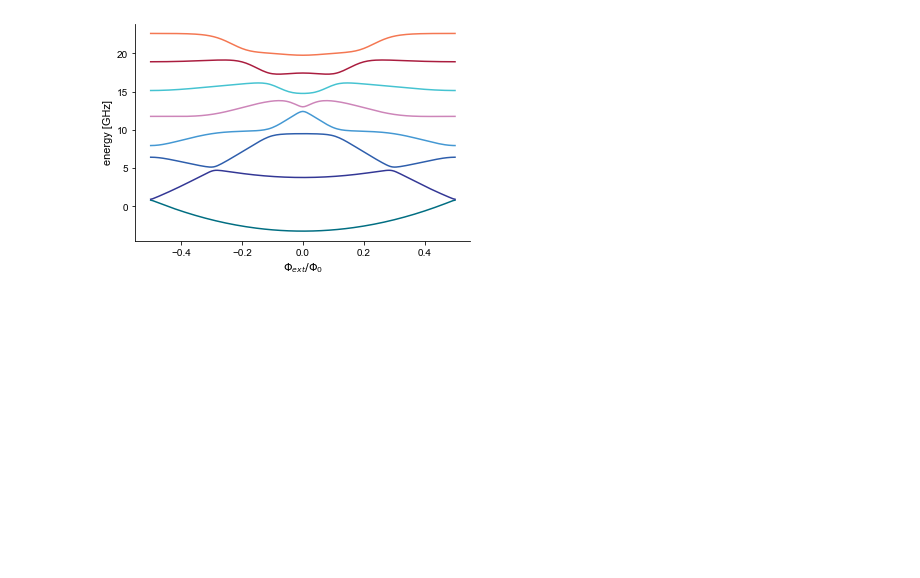
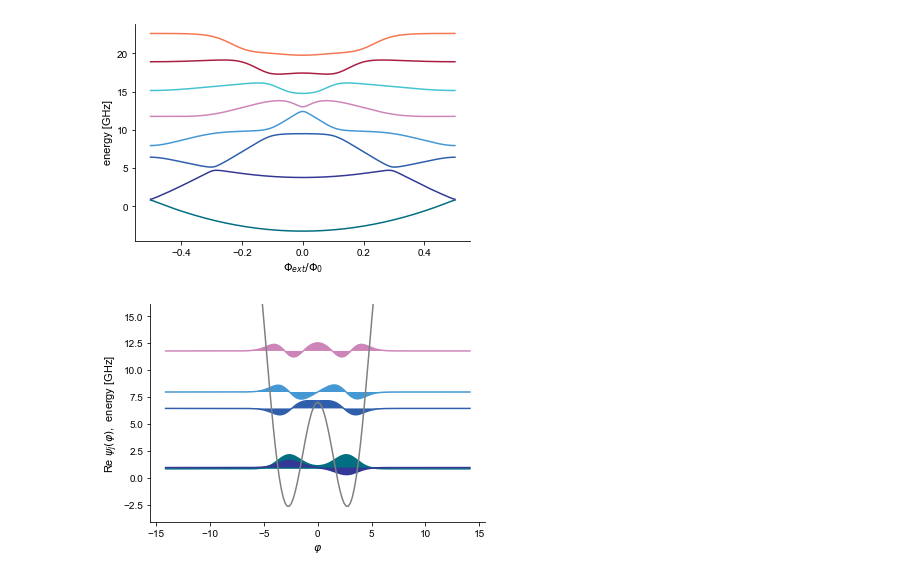
Before and after one commit to LeonG69/MRes, a Jupyter notebook: Fluxonium_sim_scqubits.ipynb, the cells around one changed output. Cells and saved outputs as stored; diff of their text form; code cells hidden in the pictures; blank space fills up the shorter version.

```diff
--- a/Fluxonium_sim_scqubits.ipynb
+++ b/Fluxonium_sim_scqubits.ipynb
@@ -17,3 +17,8 @@ flux_list = np.linspace(-0.5, 0.5, 151)
 fluxonium.plot_evals_vs_paramvals('flux', flux_list, evals_count=8);
 # %% [output]
 [figure]
+# %%
+fluxonium.flux = 0.5
+fluxonium.plot_wavefunction(esys=None, which=range(5), mode='real');
+# %% [output]
+[figure, added]
```
Also changed, not shown: parts of 7 cells of this notebook, 2 other files.
